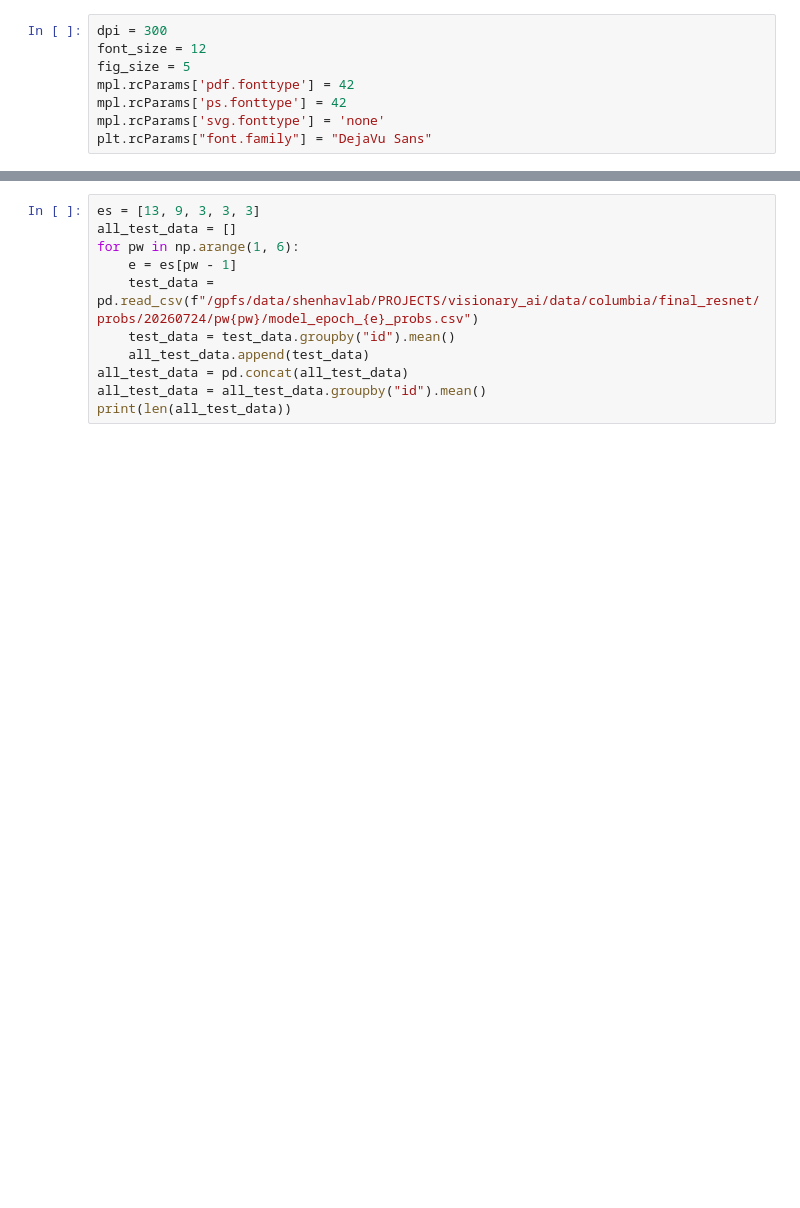
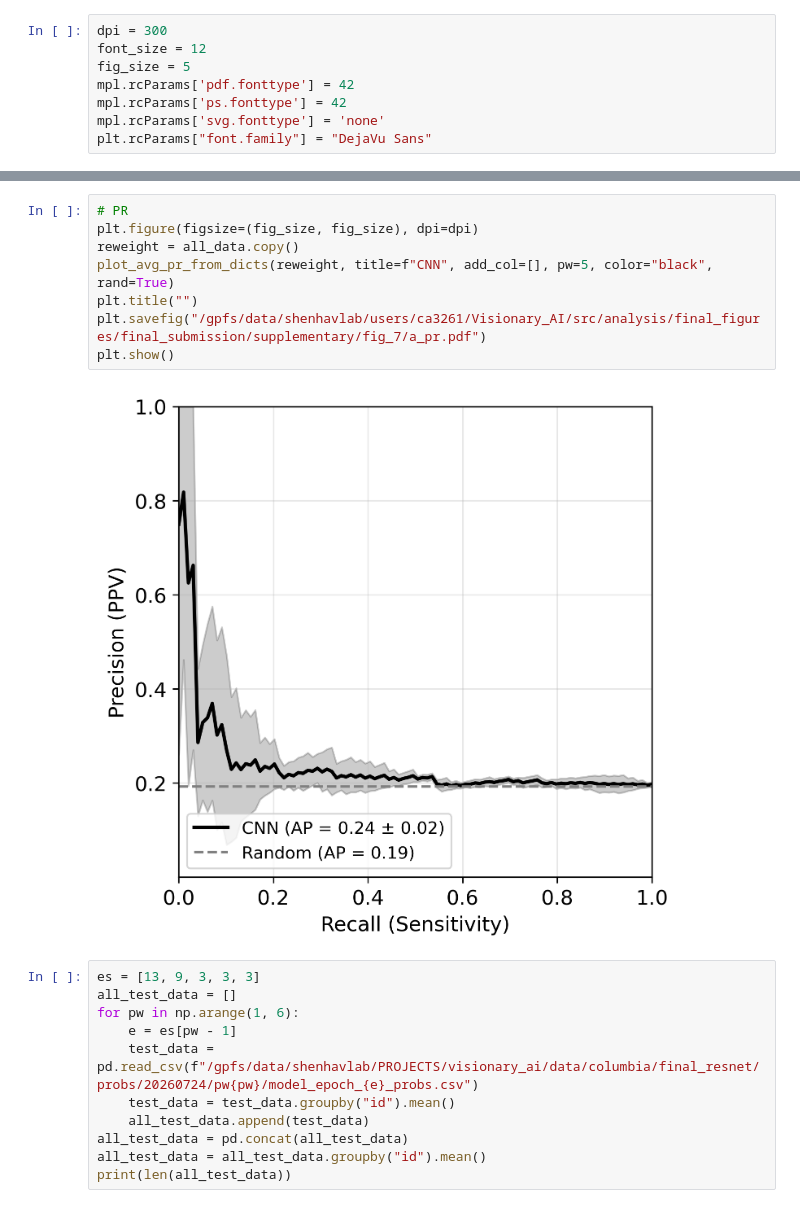
Before and after one commit to Shenhav-Lab/Visionary-AI-HDP, a Jupyter notebook: code/supplementary/supplementary_figure_7.ipynb, the cells around one changed output, grey strips where cells are left out. Saved outputs shown, nothing was run; the diff lists cells and outputs as text; blank space fills up the shorter version.

```diff
--- a/code/supplementary/supplementary_figure_7.ipynb
+++ b/code/supplementary/supplementary_figure_7.ipynb
@@ -22,3 +78,13 @@ plt.rcParams["font.family"] = "DejaVu Sans"
+# %%
+# PR
+plt.figure(figsize=(fig_size, fig_size), dpi=dpi)
+reweight = all_data.copy()
+plot_avg_pr_from_dicts(reweight, title=f"CNN", add_col=[], pw=5, color="black", rand=True)
+plt.title("")
+plt.savefig("/gpfs/data/shenhavlab/users/ca3261/Visionary_AI/src/analysis/final_figures/final_submission/supplementary/fig_7/a_pr.pdf")
+plt.show()
+# %% [output]
+[figure, added]
 # %%
 es = [13, 9, 3, 3, 3]
 all_test_data = []
```
Also changed, not shown: parts of 4 cells of this notebook.
